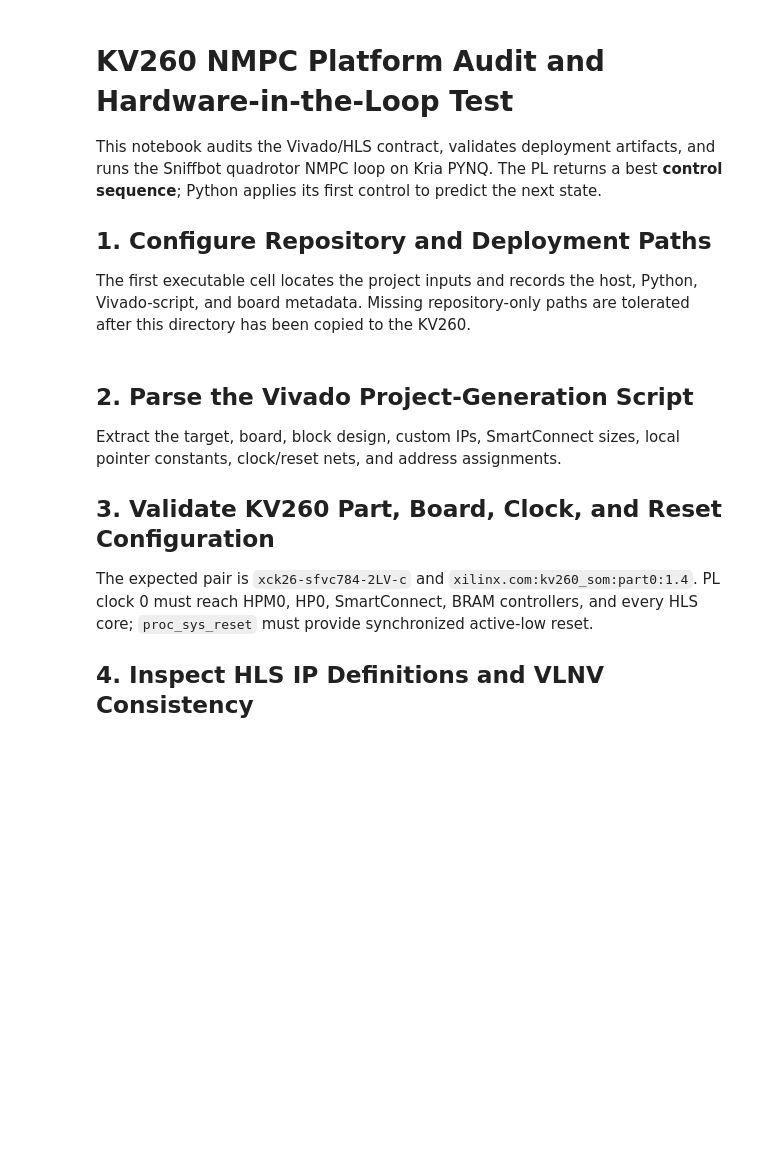
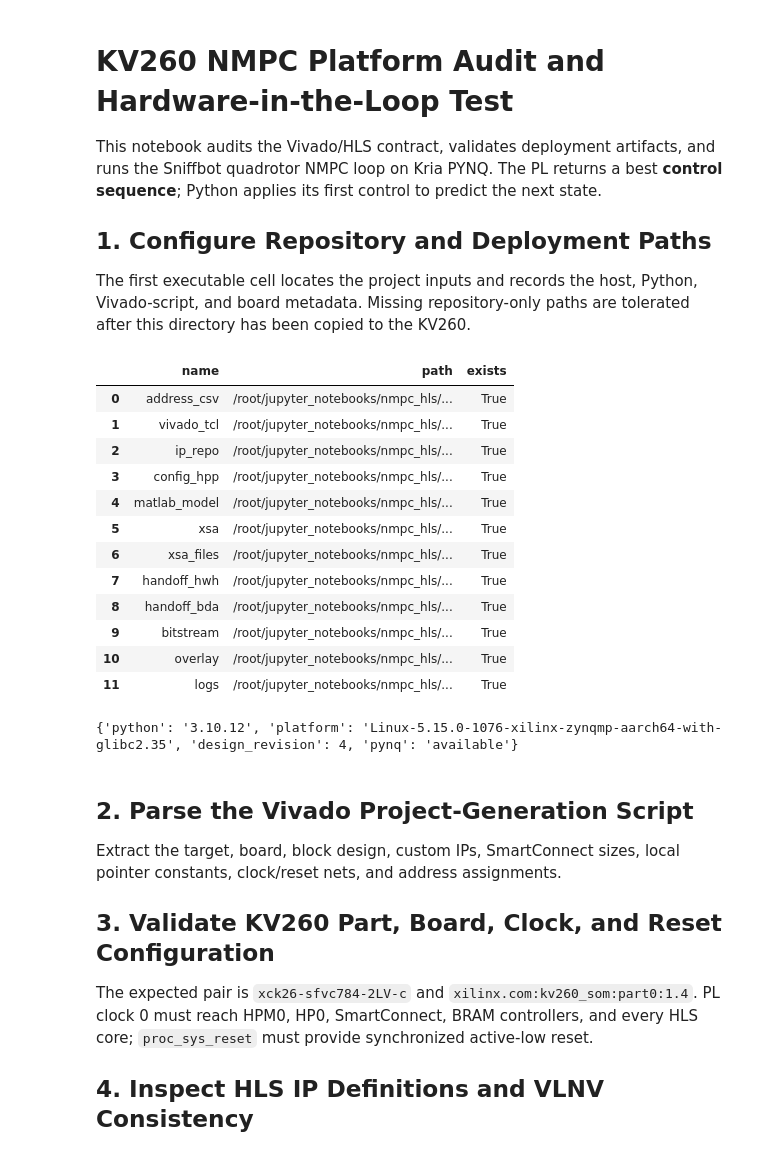
Before and after one commit to MinhNguy3n/nmpc_hls, a Jupyter notebook: app/kria-pynq/kv260_nmpc_demo.ipynb, the cells around one changed output. Cells and saved outputs as stored; diff of their text form; code cells hidden in the pictures; blank space fills up the shorter version.

```diff
--- a/app/kria-pynq/kv260_nmpc_demo.ipynb
+++ b/app/kria-pynq/kv260_nmpc_demo.ipynb
@@ -27,45 +27,62 @@ import subprocess
 import sys
 import time
 import xml.etree.ElementTree as ET
-
+import json
 import matplotlib.pyplot as plt
 import numpy as np
 import pandas as pd
 
 notebook_dir = Path.cwd().resolve()
 if not (notebook_dir / "nmpc_overlay.py").is_file():
     matches = list(notebook_dir.rglob("app/kria-pynq/nmpc_overlay.py"))
     if matches:
         notebook_dir = matches[0].parent
 sys.path.insert(0, str(notebook_dir))
 
 from nmpc_overlay import DESIGN_REVISION, NmpcOverlay
 from quadrotor import quadrotor_step, reference_horizon, spiral_reference
+from package_overlay import pso_fsm_register_map
 
 repo_root = notebook_dir.parents[1] if notebook_dir.name == "kria-pynq" else notebook_dir
 paths = {
-    "vivado_tcl": repo_root / "hw/hdl/scripts/designs/nmpc_solver.tcl",
-    "address_csv": repo_root / "hw/hdl/tcl_run/nmpc_solver/AddressSegments.csv",
+    "address_csv": repo_root / "hw/exported_platform/nmpc_solver_v2/AddressSegments.csv",
+    "vivado_tcl": repo_root / "hw/hdl/design_nmpc_solver.tcl",
     "ip_repo": repo_root / "hw/hls/vitis_ip_repo",
     "config_hpp": repo_root / "hw/hls/source/include/config.hpp",
     "matlab_model": repo_root / "app/matlab_ws/QuadrotorSystem.m",
-    "xsa": repo_root / "hw/exported_platform/nmpc_solver.xsa",
-    "xsa_files": repo_root / "hw/exported_platform/nmpc_solver.xsa_FILES",
-    "handoff_hwh": repo_root / "hw/exported_platform/nmpc_solver.xsa_FILES/design_npmc_solver.hwh",
-    "handoff_bda": repo_root / "hw/exported_platform/nmpc_solver.xsa_FILES/design_npmc_solver.bda",
+    "xsa": repo_root / "hw/exported_platform/nmpc_solver_v2.xsa",
+    "xsa_files": repo_root / "hw/exported_platform/",
+    "handoff_hwh": repo_root / "hw/exported_platform/nmpc_solver_v2/design_nmpc_solver.hwh",
+    "handoff_bda": repo_root / "hw/exported_platform/nmpc_solver_v2/design_nmpc_solver.bda",
+    "bitstream": repo_root / "hw/exported_platform/nmpc_solver_v2/nmpc_solver_v2.bit",
     "overlay": repo_root / "app/kria-pynq/overlay",
     "logs": repo_root / "app/kria-pynq/validation_logs",
 }
 path_status = pd.DataFrame(
     [{"name": name, "path": str(path), "exists": path.exists()} for name, path in paths.items()]
 )
 display(path_status)
 print({
     "python": sys.version.split()[0],
     "platform": platform.platform(),
     "design_revision": DESIGN_REVISION,
     "pynq": "available" if __import__("importlib").util.find_spec("pynq") else "not installed",
 })
+# %% [output]
+|  | name | path | exists |
+| 0 | address_csv | /root/jupyter_notebooks/nmpc_hls/... | True |
+| 1 | vivado_tcl | /root/jupyter_notebooks/nmpc_hls/... | True |
+| 2 | ip_repo | /root/jupyter_notebooks/nmpc_hls/... | True |
+| 3 | config_hpp | /root/jupyter_notebooks/nmpc_hls/... | True |
+| 4 | matlab_model | /root/jupyter_notebooks/nmpc_hls/... | True |
+| 5 | xsa | /root/jupyter_notebooks/nmpc_hls/... | True |
+| 6 | xsa_files | /root/jupyter_notebooks/nmpc_hls/... | True |
+| 7 | handoff_hwh | /root/jupyter_notebooks/nmpc_hls/... | True |
+| 8 | handoff_bda | /root/jupyter_notebooks/nmpc_hls/... | True |
+| 9 | bitstream | /root/jupyter_notebooks/nmpc_hls/... | True |
+| 10 | overlay | /root/jupyter_notebooks/nmpc_hls/... | True |
+| 11 | logs | /root/jupyter_notebooks/nmpc_hls/... | True |
+{'python': '3.10.12', 'platform': 'Linux-5.15.0-1076-xilinx-zynqmp-aarch64-with-glibc2.35', 'design_revision': 4, 'pynq': 'available'}
 # %% [markdown]
 ## 2. Parse the Vivado Project-Generation Script
 
```
Also changed, not shown: parts of 11 cells of this notebook, 9 other files.
